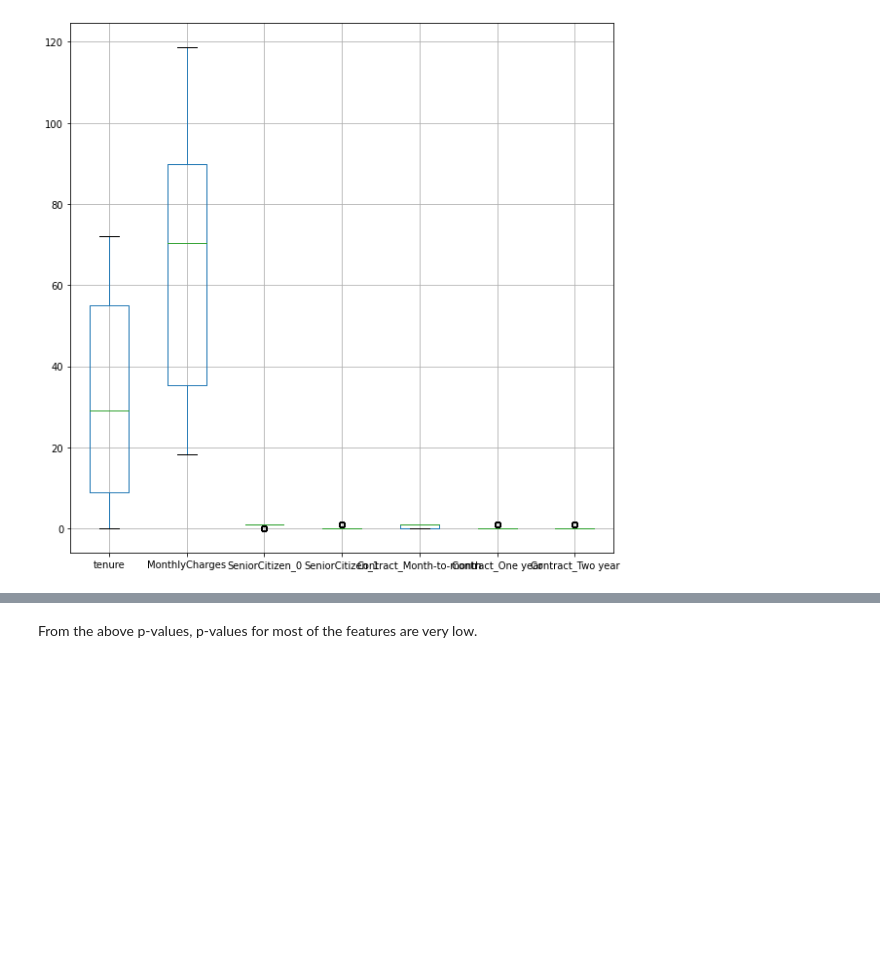
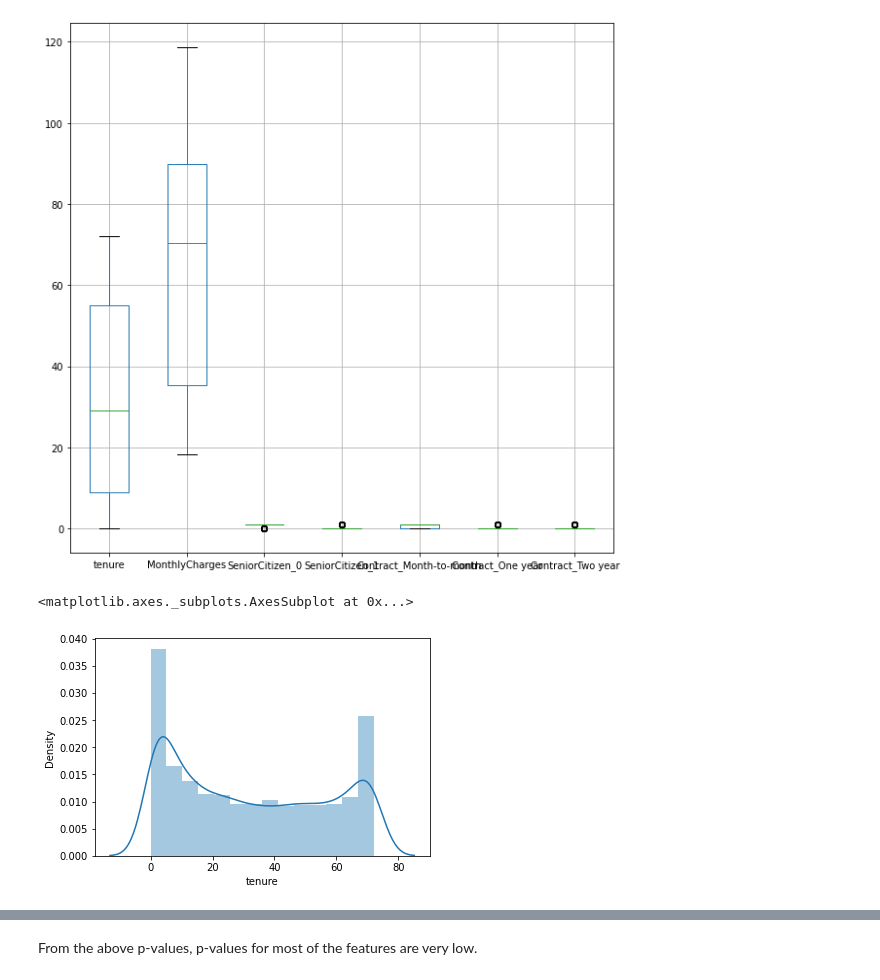
Before and after one commit to kshitijzutshi/Teleco-Customer-Churn-Prediction, a Jupyter notebook: Predicting_Customer_Churn_Assignment1.ipynb, the cells around one changed output, grey strips where cells are left out. Saved outputs shown, nothing was run; the diff lists cells and outputs as text; code cells hidden in the pictures; blank space fills up the shorter version.

```diff
--- a/Predicting_Customer_Churn_Assignment1.ipynb
+++ b/Predicting_Customer_Churn_Assignment1.ipynb
@@ -500,3 +521,8 @@ X_train_sel.boxplot(figsize=(10,10),fontsize=)
 # %% [output]
 <matplotlib.axes._subplots.AxesSubplot at 0x...>
 [figure]
+# %%
+sns.distplot(X_train_sel['tenure'])
+# %% [output]
+<matplotlib.axes._subplots.AxesSubplot at 0x...>
+[figure, added]
```
Also changed, not shown: parts of 16 cells of this notebook.
